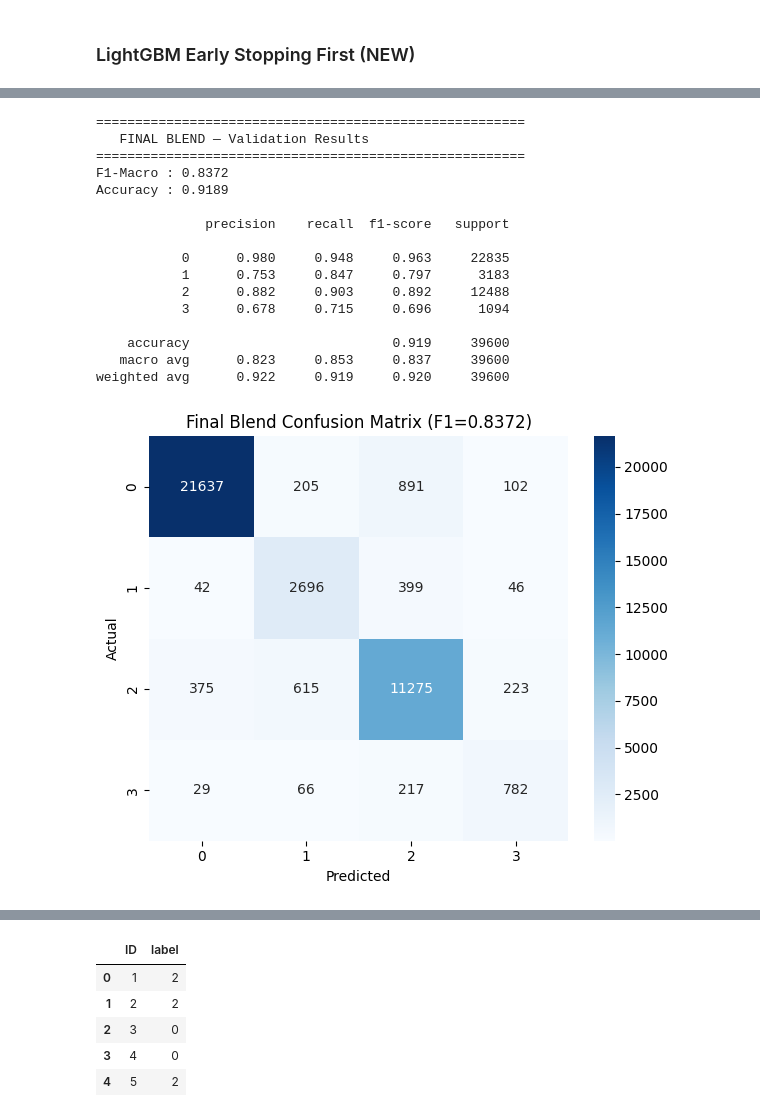
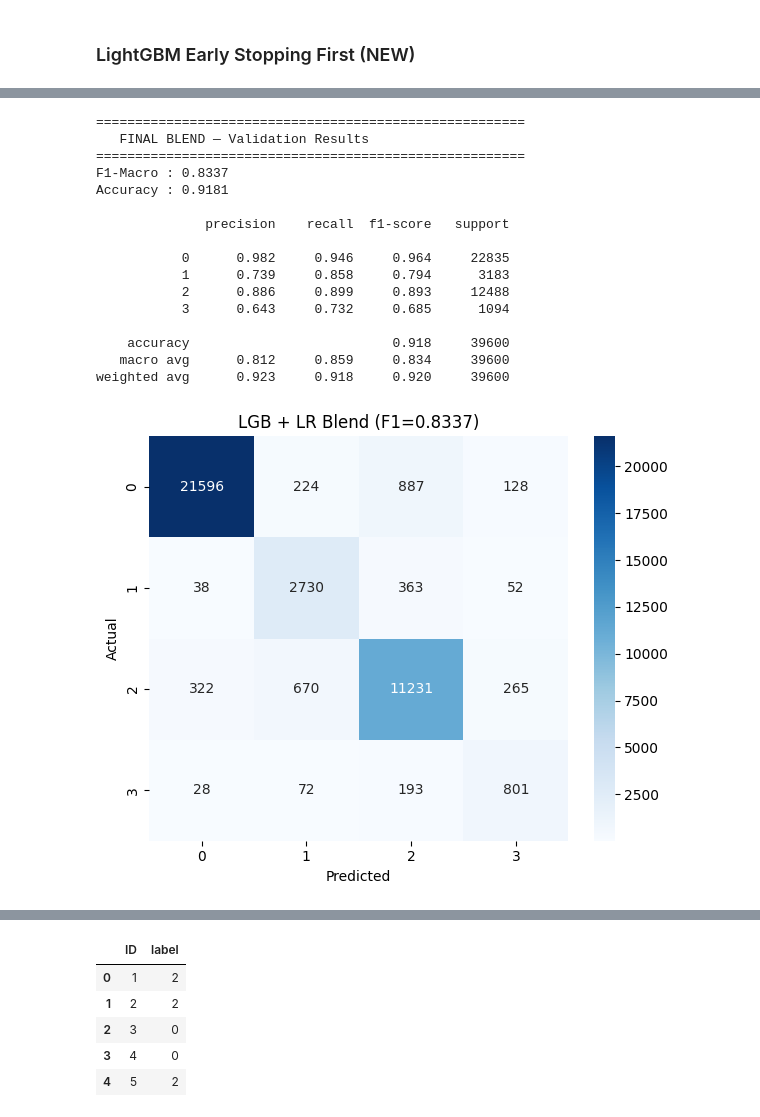
Before and after one commit to 23f3001800/Comment-Category-Prediction-Challenge, a Jupyter notebook: 23f3001800-notebook-t12026.ipynb, the cells around one changed output, grey strips where cells are left out. Saved outputs shown, nothing was run; the diff lists cells and outputs as text; code cells hidden in the pictures.

```diff
--- a/23f3001800-notebook-t12026.ipynb
+++ b/23f3001800-notebook-t12026.ipynb
@@ -1008,14 +1011,14 @@ handles class imbalance. MultinomialNB would be redundant here.
 # %%
 models = {
     "LogisticRegression": LogisticRegression(
-        max_iter=5000, class_weight="balanced", solver="saga", random_state=42
+        max_iter=2000, class_weight="balanced", solver="saga", random_state=42
     ),
     "SGDClassifier": SGDClassifier(
         loss="log_loss", max_iter=1000, class_weight="balanced",
         penalty="l2", random_state=42, n_jobs=-1
     ),
     "LinearSVC": LinearSVC(
-        class_weight="balanced", max_iter=2000, random_state=42
+        class_weight="balanced", max_iter=1000, random_state=42
     ),
     "ComplementNB": ComplementNB(
         alpha=0.1    # smoothing parameter — small alpha works better for many-class text
@@ -1397,41 +1354,38 @@ best_f1      = 0
 best_weights = None
 results_log  = []
 
-weight_options = [0.1, 0.2, 0.3, 0.4, 0.5, 0.6, 0.7]
+weight_options = [0.1, 0.2, 0.3, 0.4, 0.5, 0.6, 0.7, 0.8, 0.9]
 
 print("Searching best blend weights...")
 
-for w1, w2, w3 in product(weight_options, repeat=3):
-    if abs(w1 + w2 + w3 - 1.0) > 0.01:
+for w1, w2 in product(weight_options, repeat=2):
+    if abs(w1 + w2 - 1.0) > 0.01:
         continue
 
-    blended = (w1 * lgb_proba +
-               w2 * sgd_proba +
-               w3 * svc_proba)
-
-    preds = np.argmax(blended, axis=1)
-    f1    = f1_score(y_val, preds, average='macro')
+    blended = w1 * lgb_proba + w2 * lr_proba
+    preds   = np.argmax(blended, axis=1)
+    f1      = f1_score(y_val, preds, average='macro')
 
     results_log.append({
         'w_lgb'   : w1,
-        'w_sgd'   : w2,
-        'w_svc'   : w3,
+        'w_lr'    : w2,
         'f1_macro': f1
     })
 
     if f1 > best_f1:
         best_f1      = f1
-        best_weights = (w1, w2, w3)
+        best_weights = (w1, w2)
+
+w1, w2 = best_weights
 
 print(f"\nBest blend F1 : {best_f1:.4f}")
-print(f"Best weights  : LGB={best_weights[0]}, "
-      f"SGD={best_weights[1]}, SVC={best_weights[2]}")
+print(f"Best weights  : LGB={w1}, LR={w2}")
 
 results_df = pd.DataFrame(results_log).sort_values(
     'f1_macro', ascending=False
 ).reset_index(drop=True)
 
-print("\nTop 10 weight combinations:")
+print("\nTop 10 combinations:")
 display(results_df.head(10).round(4))
 # %% [output]
 Searching best blend weights...
@@ -1454,45 +1407,40 @@ Top 10 weight combinations:
 # %%
-w1, w2, w3 = best_weights
-
-final_val_proba = (w1 * lgb_proba +
-                   w2 * sgd_proba +
-                   w3 * svc_proba)
-
+final_val_proba = w1 * lgb_proba + w2 * lr_proba
 final_val_preds = np.argmax(final_val_proba, axis=1)
 
 print("=" * 55)
 print("   FINAL BLEND — Validation Results")
 print("=" * 55)
 print(f"F1-Macro : {f1_score(y_val, final_val_preds, average='macro'):.4f}")
 print(f"Accuracy : {accuracy_score(y_val, final_val_preds):.4f}")
 print()
 print(classification_report(y_val, final_val_preds, digits=3))
 
 cm = confusion_matrix(y_val, final_val_preds)
 plt.figure(figsize=(6, 5))
 sns.heatmap(cm, annot=True, fmt='d', cmap='Blues',
             xticklabels=[0,1,2,3],
             yticklabels=[0,1,2,3])
-plt.title(f"Final Blend Confusion Matrix (F1={best_f1:.4f})")
+plt.title(f"LGB + LR Blend (F1={best_f1:.4f})")
 plt.xlabel("Predicted")
 plt.ylabel("Actual")
 plt.tight_layout()
 plt.show()
 # %% [output]
 =======================================================
    FINAL BLEND — Validation Results
 =======================================================
-F1-Macro : 0.8372
-Accuracy : 0.9189
+F1-Macro : 0.8337
+Accuracy : 0.9181
 
               precision    recall  f1-score   support
 
-           0      0.980     0.948     0.963     22835
-           1      0.753     0.847     0.797      3183
-           2      0.882     0.903     0.892     12488
-           3      0.678     0.715     0.696      1094
+           0      0.982     0.946     0.964     22835
+           1      0.739     0.858     0.794      3183
+           2      0.886     0.899     0.893     12488
+           3      0.643     0.732     0.685      1094
 
-    accuracy                          0.919     39600
-   macro avg      0.823     0.853     0.837     39600
-weighted avg      0.922     0.919     0.920     39600
+    accuracy                          0.918     39600
+   macro avg      0.812     0.859     0.834     39600
+weighted avg      0.923     0.918     0.920     39600
-[figure, old version]
+[figure, new version]
```
Also changed, not shown: parts of 28 cells of this notebook.
